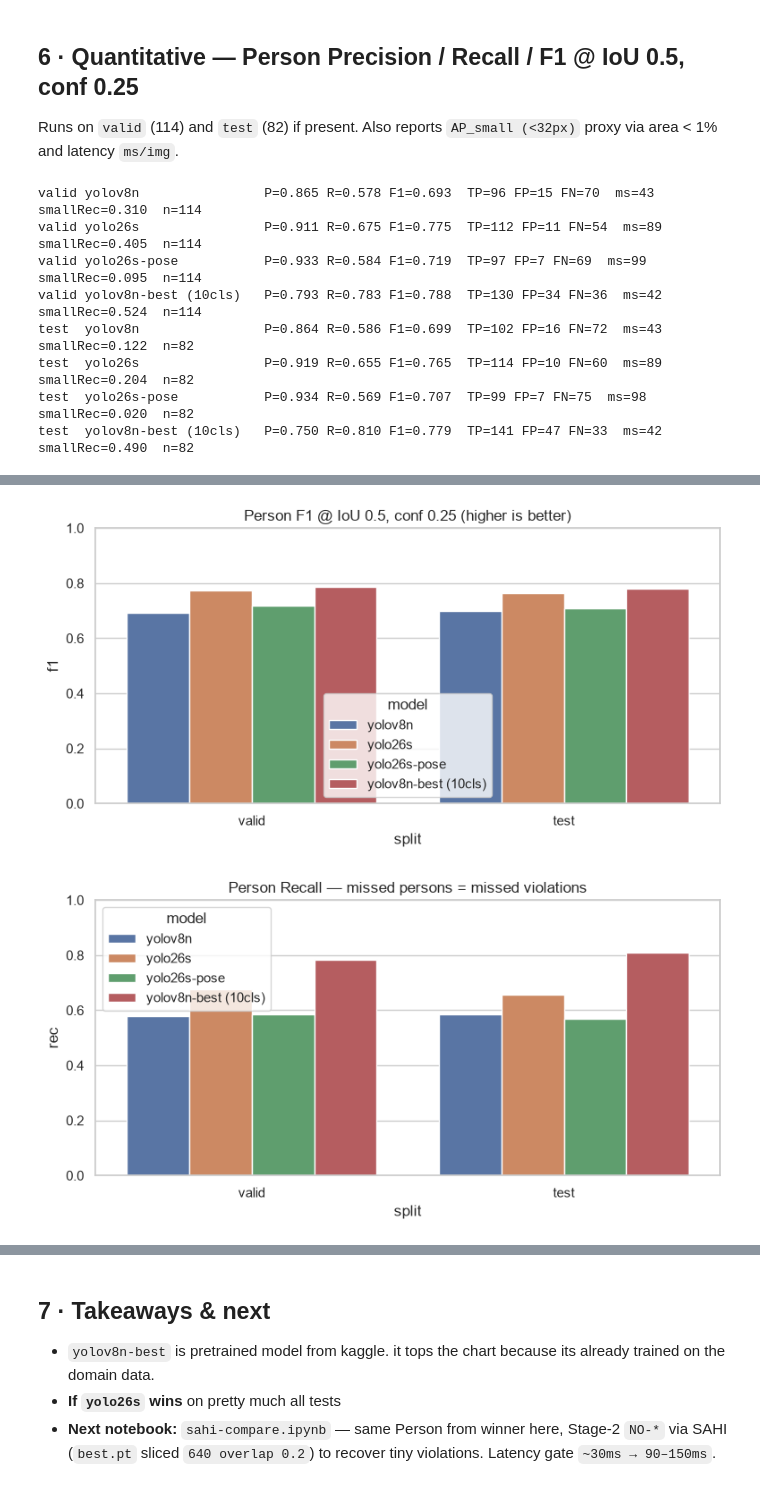
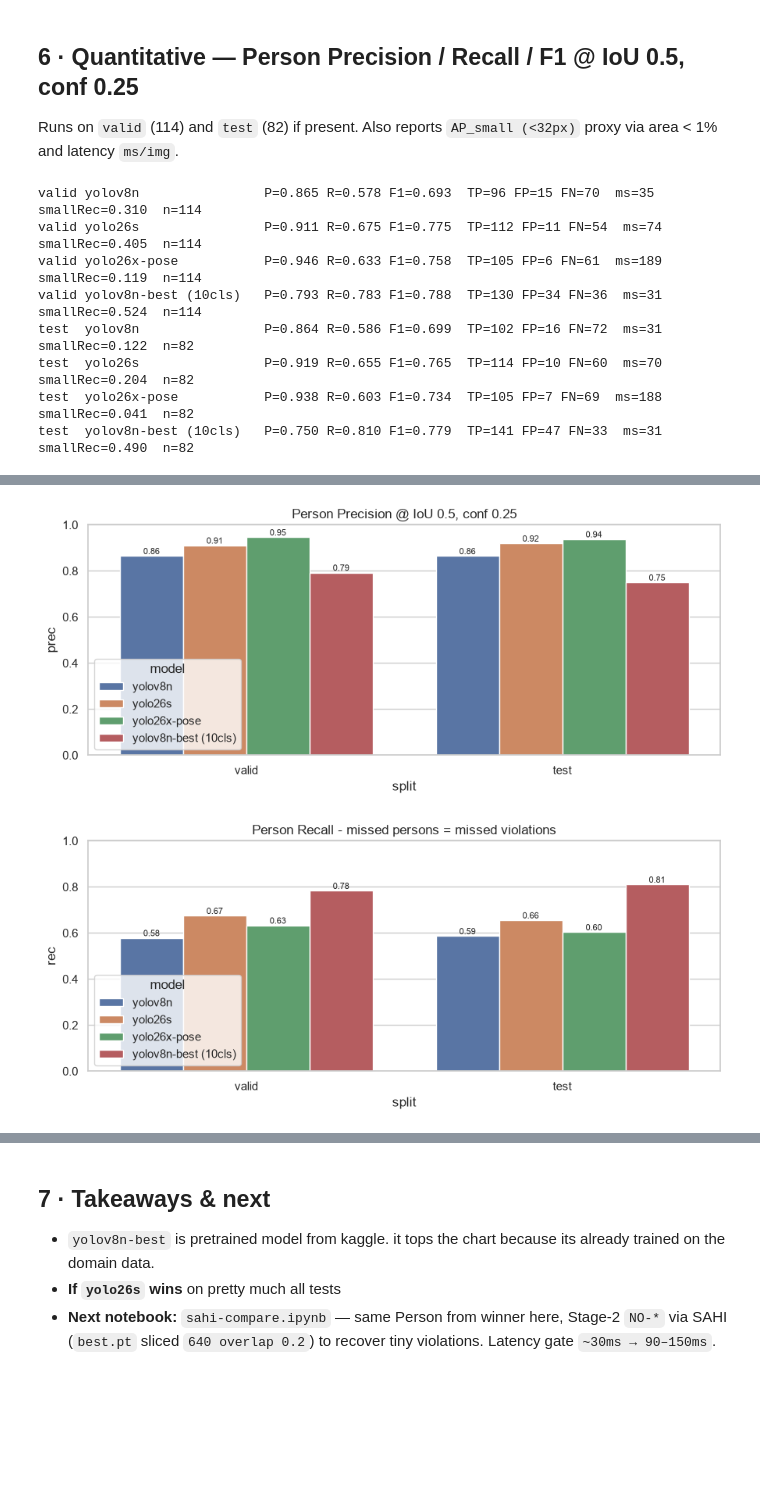
Before and after one commit to rif42/P0-safety, a Jupyter notebook: experiment/two-stage-detection/person-compare.ipynb, the cells around one changed output, grey strips where cells are left out. Drawn from its saved outputs; the diff is of its cells as text; code cells hidden in the pictures; blank space fills up the shorter version.

```diff
--- a/experiment/two-stage-detection/person-compare.ipynb
+++ b/experiment/two-stage-detection/person-compare.ipynb
@@ -82,14 +82,14 @@ def load_model(path_str, label):
 
 model_v8  = load_model(str(REPO_ROOT / "yolov8n.pt"), "yolov8n")
 model_26  = load_model("yolo26s.pt", "yolo26s")          # auto-download if missing
-model_26p = load_model(str(REPO_ROOT / "yolo26s-pose.pt"), "yolo26s-pose")
+model_26p = load_model("yolo26x-pose.pt", "yolo26x-pose")
 # optional: Kaggle-finetuned detector Person (only if data/ present)
 model_best = None
 if REFERENCE_WEIGHTS.exists():
     model_best = load_model(str(REFERENCE_WEIGHTS), "yolov8n-best")
     print("best.pt Person idx =", [k for k,v in model_best.names.items() if v=="Person"])
 
-MODELS = {"yolov8n": model_v8, "yolo26s": model_26, "yolo26s-pose": model_26p}
+MODELS = {"yolov8n": model_v8, "yolo26s": model_26, "yolo26x-pose": model_26p}
 if model_best is not None:
     MODELS["yolov8n-best (10cls)"] = model_best
 # %% [output]
@@ -178,7 +178,7 @@ else:
 sample_imgs=random.sample(pool, min(6,len(pool))) if pool else []
 print("sample:", [p.name for p in sample_imgs])
 CONF=0.25; IMGSZ=640
-COLORS={"yolov8n":(255,180,0),"yolo26s":(60,220,60),"yolo26s-pose":(220,60,60)}
+COLORS={"yolov8n":(255,180,0),"yolo26s":(60,220,60),"yolo26x-pose":(220,60,60)}
 
 for img_path in sample_imgs:
     img=cv2.imread(str(img_path)); img=cv2.cvtColor(img,cv2.COLOR_BGR2RGB)
@@ -203,7 +203,7 @@ for img_path in sample_imgs:
     if rows:
         strip=np.concatenate(rows, axis=1)
         plt.figure(figsize=(16,4)); plt.imshow(strip); plt.axis("off")
-        plt.title(f"{img_path.name} — left yolov8n | mid yolo26s | right yolo26s-pose  (white = GT Person, conf {CONF})")
+        plt.title(f"{img_path.name} — left yolov8n | mid yolo26s | right yolo26x-pose  (white = GT Person, conf {CONF})")
         plt.show()
 # %% [output]
 sample: ['maksssksksss17_png_jpg.rf.f685b497756b1facbf3d4c2d2d22c0d2.jpg', 'casino_0448_jpg.rf.090df4137a5926092c541ee5c6918868.jpg', '-3766-_png_jpg.rf.81ead992d4b8047ec7beb28b7532cf0a.jpg', 'youtube ...
@@ -276,22 +276,30 @@ else:
                 print(f"{split:5s} {name:22s} P={r['prec']:.3f} R={r['rec']:.3f} F1={r['f1']:.3f}  TP={r['TP']} FP={r['FP']} FN={r['FN']}  ms={r['ms']:.0f}  smallRec={r['small_rec']:.3f}  n={r['n']}")
     df=pd.DataFrame(rows)
     if not df.empty:
-        display(df.pivot(index="model", columns="split", values=["prec","rec","f1","ms"]))
-        # bar: F1
+        df["acc"] = df["TP"] / (df["TP"] + df["FP"] + df["FN"]).clip(lower=1)
+        display(df.pivot(index="model", columns="split", values=["prec","rec","acc","f1","ms"]))
+        for metric, title in [("prec","Person Precision @ IoU 0.5, conf 0.25"), ("rec","Person Recall - missed persons = missed violations"), ("acc","Person Accuracy (TP/(TP+FP+FN)) @ IoU 0.5"), ("f1","Person F1 @ IoU 0.5, conf 0.25 (higher is better)")]:
+            plt.figure(figsize=(9,4))
+            sns.barplot(data=df, x="split", y=metric, hue="model")
+            plt.title(title)
+            plt.ylim(0,1)
+            for cont in plt.gca().containers:
+                plt.gca().bar_label(cont, fmt="%.2f", fontsize=8)
+            plt.tight_layout()
+            plt.show()
         plt.figure(figsize=(9,4))
-        sns.barplot(data=df, x="split", y="f1", hue="model")
-        plt.title("Person F1 @ IoU 0.5, conf 0.25 (higher is better)")
-        plt.ylim(0,1); plt.show()
-        plt.figure(figsize=(9,4))
-        sns.barplot(data=df, x="split", y="rec", hue="model")
-        plt.title("Person Recall — missed persons = missed violations")
-        plt.ylim(0,1); plt.show()
+        sns.barplot(data=df, x="split", y="ms", hue="model")
+        plt.title("Latency ms/img")
+        for cont in plt.gca().containers:
+            plt.gca().bar_label(cont, fmt="%.0f", fontsize=8)
+        plt.tight_layout()
+        plt.show()
 # %% [output]
-valid yolov8n                P=0.865 R=0.578 F1=0.693  TP=96 FP=15 FN=70  ms=43  smallRec=0.310  n=114
-valid yolo26s                P=0.911 R=0.675 F1=0.775  TP=112 FP=11 FN=54  ms=89  smallRec=0.405  n=114
-valid yolo26s-pose           P=0.933 R=0.584 F1=0.719  TP=97 FP=7 FN=69  ms=99  smallRec=0.095  n=114
-valid yolov8n-best (10cls)   P=0.793 R=0.783 F1=0.788  TP=130 FP=34 FN=36  ms=42  smallRec=0.524  n=114
-test  yolov8n                P=0.864 R=0.586 F1=0.699  TP=102 FP=16 FN=72  ms=43  smallRec=0.122  n=82
-test  yolo26s                P=0.919 R=0.655 F1=0.765  TP=114 FP=10 FN=60  ms=89  smallRec=0.204  n=82
-test  yolo26s-pose           P=0.934 R=0.569 F1=0.707  TP=99 FP=7 FN=75  ms=98  smallRec=0.020  n=82
-test  yolov8n-best (10cls)   P=0.750 R=0.810 F1=0.779  TP=141 FP=47 FN=33  ms=42  smallRec=0.490  n=82
+valid yolov8n                P=0.865 R=0.578 F1=0.693  TP=96 FP=15 FN=70  ms=35  smallRec=0.310  n=114
+valid yolo26s                P=0.911 R=0.675 F1=0.775  TP=112 FP=11 FN=54  ms=74  smallRec=0.405  n=114
+valid yolo26x-pose           P=0.946 R=0.633 F1=0.758  TP=105 FP=6 FN=61  ms=189  smallRec=0.119  n=114
+valid yolov8n-best (10cls)   P=0.793 R=0.783 F1=0.788  TP=130 FP=34 FN=36  ms=31  smallRec=0.524  n=114
+test  yolov8n                P=0.864 R=0.586 F1=0.699  TP=102 FP=16 FN=72  ms=31  smallRec=0.122  n=82
+test  yolo26s                P=0.919 R=0.655 F1=0.765  TP=114 FP=10 FN=60  ms=70  smallRec=0.204  n=82
+test  yolo26x-pose           P=0.938 R=0.603 F1=0.734  TP=105 FP=7 FN=69  ms=188  smallRec=0.041  n=82
+test  yolov8n-best (10cls)   P=0.750 R=0.810 F1=0.779  TP=141 FP=47 FN=33  ms=31  smallRec=0.490  n=82
@@ -305,2 +313,2 @@ test  yolov8n-best (10cls)   P=0.750 R=0.810 F1=0.779  TP=141 FP=47 FN=33  ms=42
-[figure, old version]
+[figure, new version]
-[figure, old version]
+[figure, new version]
```
Also changed, not shown: parts of 5 cells of this notebook, 9 other files.
